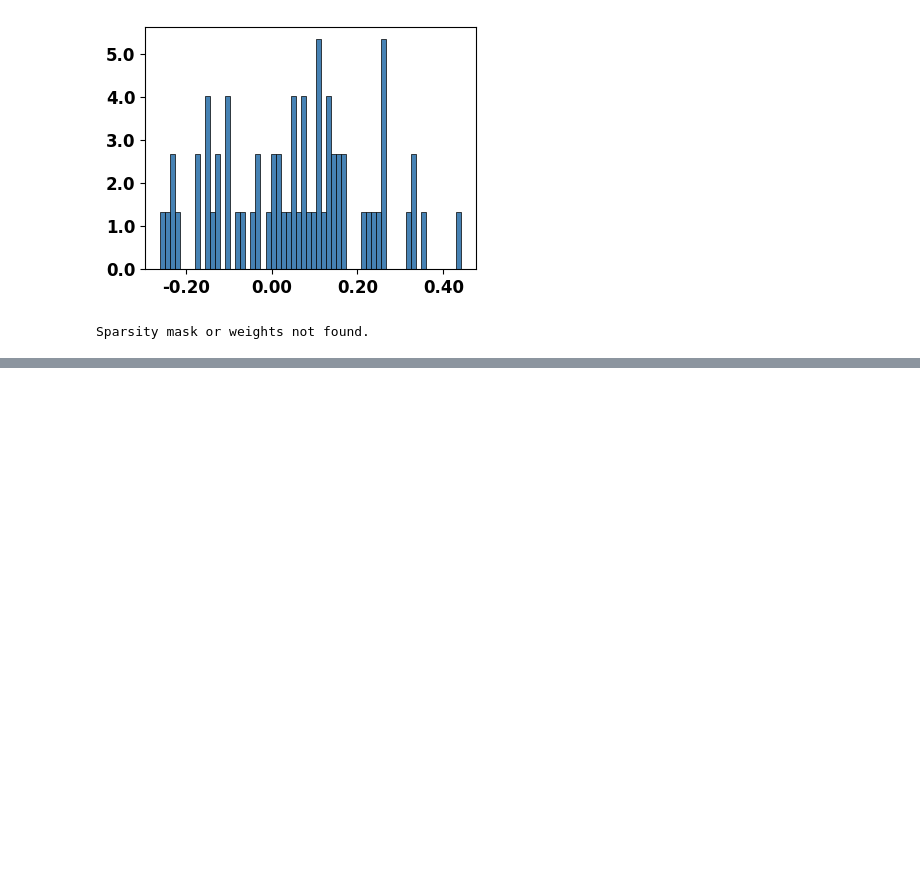
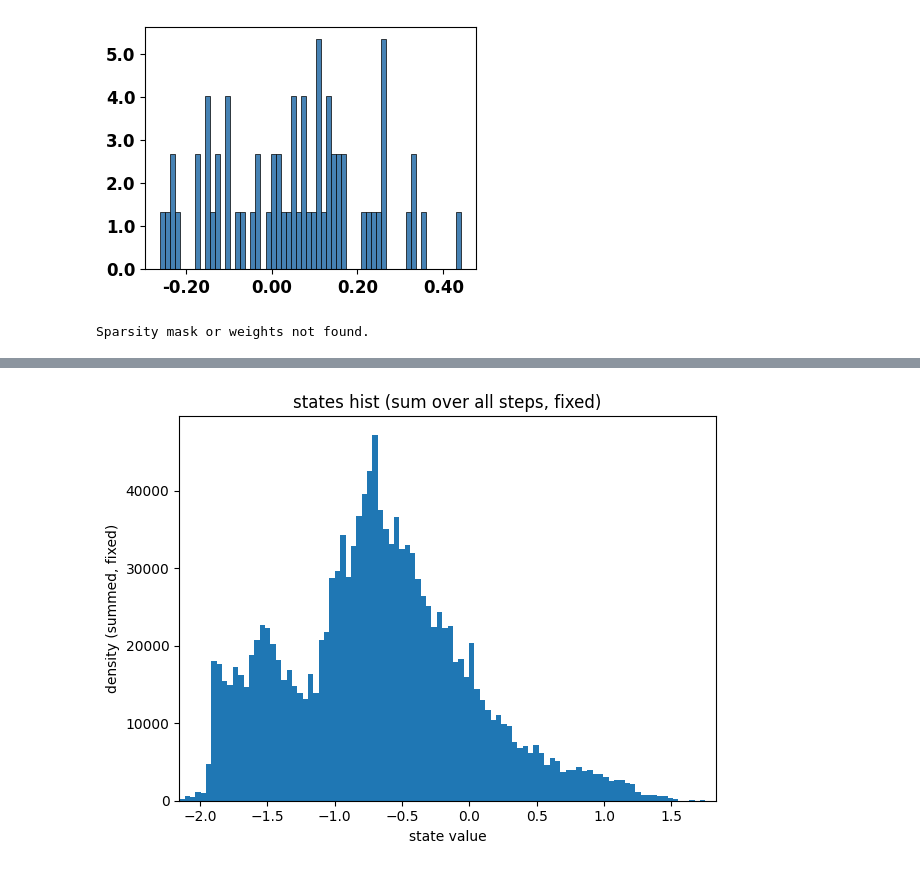
Before and after one commit to yuuharu11/LNN-control, a Jupyter notebook: robomimic/myscript/make-graph/make-graph_parameters.ipynb, the cells around one changed output, grey strips where cells are left out. Cells and saved outputs as stored; diff of their text form; code cells hidden in the pictures; blank space fills up the shorter version.

```diff
--- a/robomimic/myscript/make-graph/make-graph_parameters.ipynb
+++ b/robomimic/myscript/make-graph/make-graph_parameters.ipynb
@@ -250,0 +293,68 @@ plt.title("avg hist"); plt.show()
+# %%
+import json, numpy as np, matplotlib.pyplot as plt
+
+json_path = "/work/robomimic/quantize_logs/Weight/uunit128_2bit.json"
+with open(json_path) as f:
+    data = json.load(f)
+
+if not data:
+    raise ValueError("data is empty")
+
+def plot_states_all_sum_fixed(data, n_bins=100):
+    # 各ステップの hist を共通の bin にリサンプリングして合算
+    all_mins = []
+    all_maxs = []
+    for d in data:
+        st = d.get("states", {})
+        hist = np.array(st.get("hist", []), dtype=float)
+        if hist.size == 0:
+            continue
+        all_mins.append(st.get("min", -2.0))
+        all_maxs.append(st.get("max", 2.0))
+
+    if not all_mins:
+        print("states hist is empty")
+        return
+
+    # 全体の min/max を決定
+    vmin, vmax = min(all_mins), max(all_maxs)
+    edges_common = np.linspace(vmin, vmax, n_bins + 1)
+    hist_sum = np.zeros(n_bins)
+
+    # 各ステップを共通 bin に補間
+    for d in data:
+        st = d.get("states", {})
+        hist = np.array(st.get("hist", []), dtype=float)
+        if hist.size == 0:
+            continue
+        step_min = st.get("min", -2.0)
+        step_max = st.get("max", 2.0)
+        edges_step = np.linspace(step_min, step_max, len(hist) + 1)
+        centers_step = 0.5 * (edges_step[:-1] + edges_step[1:])
+
+        for c, h, w in zip(centers_step, hist, np.diff(edges_step)):
+            if w == 0:
+                # 幅が0の場合はそのまま加算
+                idx = np.searchsorted(edges_common, c, side='right') - 1
+                if 0 <= idx < n_bins:
+                    hist_sum[idx] += h
+            else:
+                idx = np.searchsorted(edges_common, c, side='right') - 1
+                if 0 <= idx < n_bins:
+                    hist_sum[idx] += h / w
+
+
+    # プロット
+    centers_common = 0.5 * (edges_common[:-1] + edges_common[1:])
+    widths_common = np.diff(edges_common)
+    plt.bar(centers_common, hist_sum, width=widths_common, align="center")
+    plt.xlabel("state value")
+    plt.ylabel("density (summed, fixed)")
+    plt.title("states hist (sum over all steps, fixed)")
+    plt.xlim(vmin, vmax)
+    plt.tight_layout()
+    plt.show()
+
+plot_states_all_sum_fixed(data, n_bins=100)
+# %% [output]
+[figure, added]
```
Also changed, not shown: parts of 1 cell of this notebook, 7 other files.
